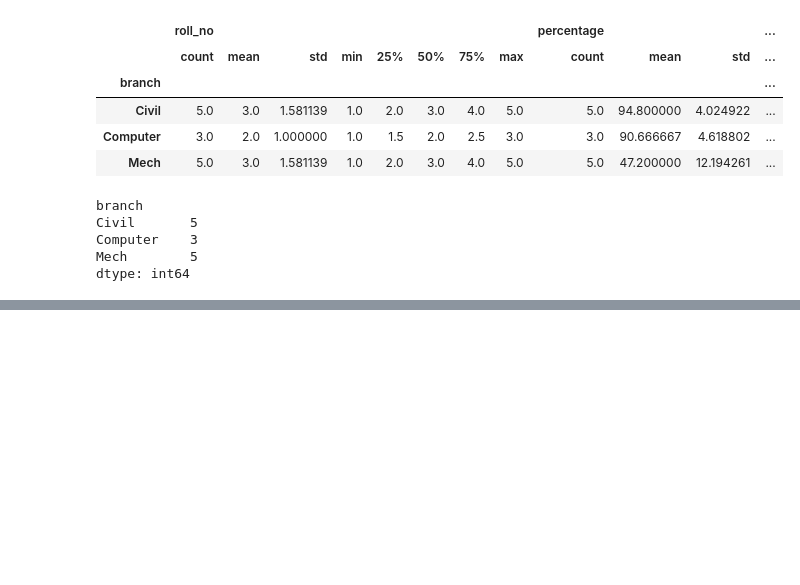
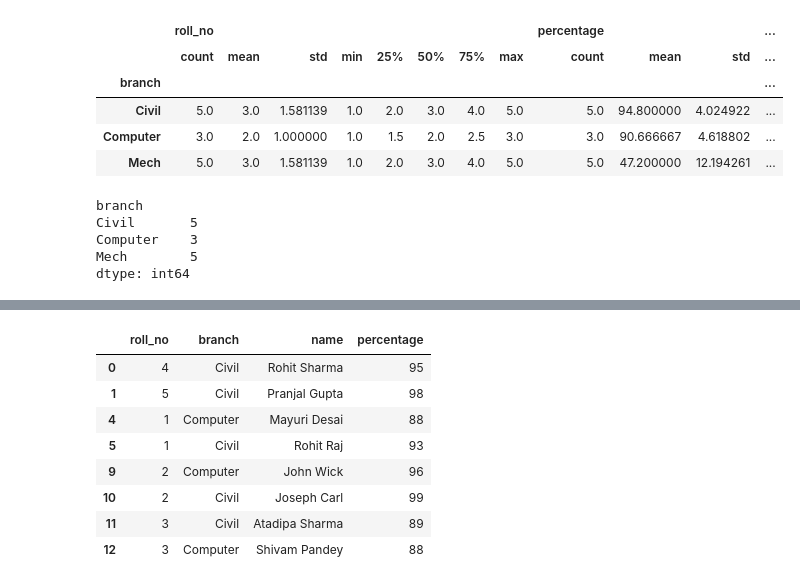
Before and after one commit to Gani25/python_weekend_b1, a Jupyter notebook: pandas/5_group_by/group1.ipynb, the cells around one changed output, grey strips where cells are left out. Saved outputs shown, nothing was run; the diff lists cells and outputs as text; code cells hidden in the pictures; blank space fills up the shorter version.

```diff
--- a/pandas/5_group_by/group1.ipynb
+++ b/pandas/5_group_by/group1.ipynb
@@ -190,0 +218,12 @@ dtype: int64
+# %%
+def custom_group(df, column, row):
+    if df[column].loc[row] >= 80:
+        return "80 - 100"
+    elif df[column].loc[row] >= 60:
+        return "60 - 79"
+    elif df[column].loc[row] >= 35:
+        return "35 - 59"
+    else:
+        return "Below 35 - FAIL"
+# %%
+df_group = df_students.groupby(lambda row: custom_group(df_students,"percentage", row))
@@ -190,0 +253,12 @@ dtype: int64
+# %%
+df_group.get_group("80 - 100")
+# %% [output]
+|  | roll_no | branch | name | percentage |
+| 0 | 4 | Civil | Rohit Sharma | 95 |
+| 1 | 5 | Civil | Pranjal Gupta | 98 |
+| 4 | 1 | Computer | Mayuri Desai | 88 |
+| 5 | 1 | Civil | Rohit Raj | 93 |
+| 9 | 2 | Computer | John Wick | 96 |
+| 10 | 2 | Civil | Joseph Carl | 99 |
+| 11 | 3 | Civil | Atadipa Sharma | 89 |
+| 12 | 3 | Computer | Shivam Pandey | 88 |
```
Also changed, not shown: parts of 3 cells of this notebook.
